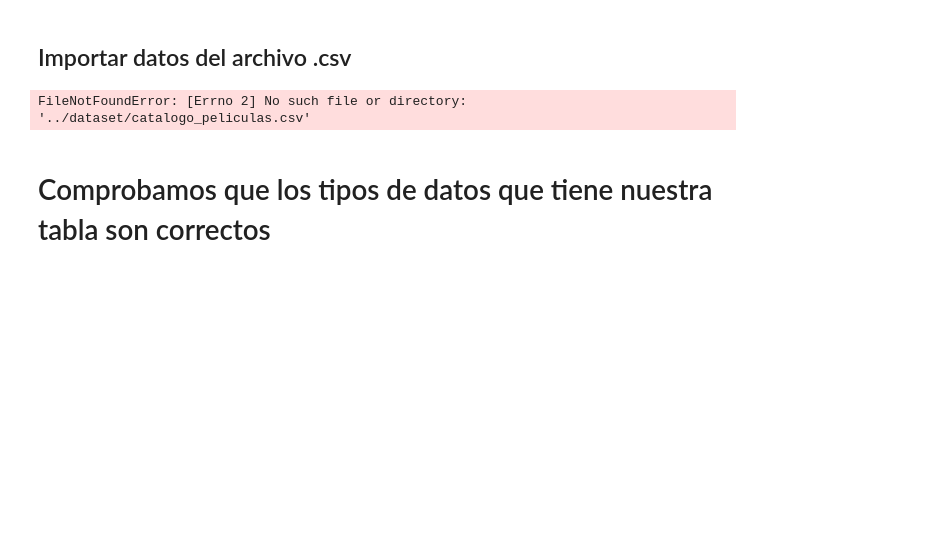
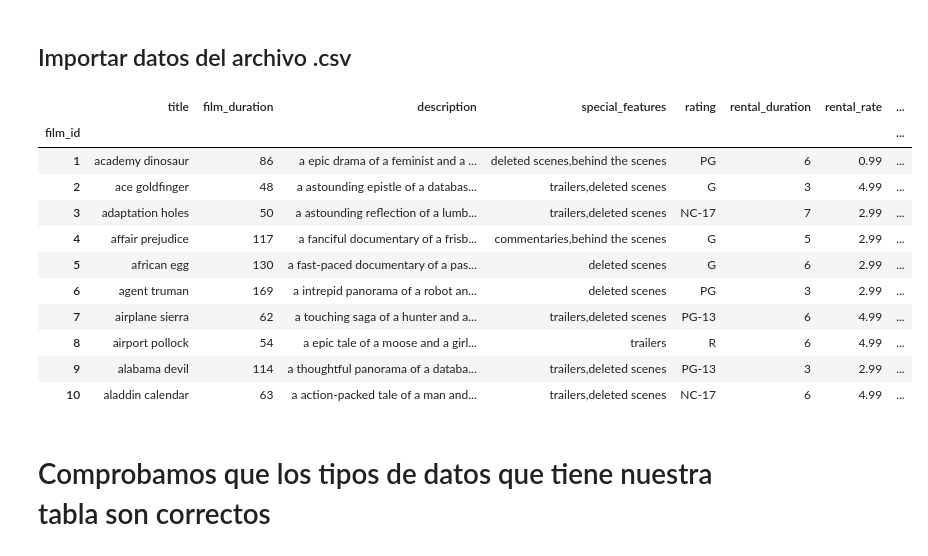
Before and after one commit to JaimeAmuedoJAH/consulta-analisis-datos-sakila, a Jupyter notebook: notebook/ProyectoIII_dataframe2.ipynb, the cells around one changed output. Drawn from its saved outputs; the diff is of its cells as text; code cells hidden in the pictures; blank space fills up the shorter version.

```diff
--- a/notebook/ProyectoIII_dataframe2.ipynb
+++ b/notebook/ProyectoIII_dataframe2.ipynb
@@ -14,10 +14,21 @@ import math
 # %% [markdown]
 ## Importar datos del archivo .csv
 # %%
-df = pd.read_csv("../dataset/catalogo_peliculas.csv", index_col=0)
+df = pd.read_csv("C:\\Users\\jaime\\Desktop\\dataset\\catalogo_peliculas.csv", index_col=0)
 df.head(10)
 # %% [output]
-FileNotFoundError: [Errno 2] No such file or directory: '../dataset/catalogo_peliculas.csv'
+|  | title | film_duration | description | special_features | rating | rental_duration | rental_rate | ... |
+| film_id |  |  |  |  |  |  |  | ... |
+| 1 | academy dinosaur | 86 | a epic drama of a feminist and a ... | deleted scenes,behind the scenes | PG | 6 | 0.99 | ... |
+| 2 | ace goldfinger | 48 | a astounding epistle of a databas... | trailers,deleted scenes | G | 3 | 4.99 | ... |
+| 3 | adaptation holes | 50 | a astounding reflection of a lumb... | trailers,deleted scenes | NC-17 | 7 | 2.99 | ... |
+| 4 | affair prejudice | 117 | a fanciful documentary of a frisb... | commentaries,behind the scenes | G | 5 | 2.99 | ... |
+| 5 | african egg | 130 | a fast-paced documentary of a pas... | deleted scenes | G | 6 | 2.99 | ... |
+| 6 | agent truman | 169 | a intrepid panorama of a robot an... | deleted scenes | PG | 3 | 2.99 | ... |
+| 7 | airplane sierra | 62 | a touching saga of a hunter and a... | trailers,deleted scenes | PG-13 | 6 | 4.99 | ... |
+| 8 | airport pollock | 54 | a epic tale of a moose and a girl... | trailers | R | 6 | 4.99 | ... |
+| 9 | alabama devil | 114 | a thoughtful panorama of a databa... | trailers,deleted scenes | PG-13 | 3 | 2.99 | ... |
+| 10 | aladdin calendar | 63 | a action-packed tale of a man and... | trailers,deleted scenes | NC-17 | 6 | 4.99 | ... |
 # %% [markdown]
 # Comprobamos que los tipos de datos que tiene nuestra tabla son correctos
 # %%
```
Also changed, not shown: parts of 2 cells of this notebook, 2 other files.
